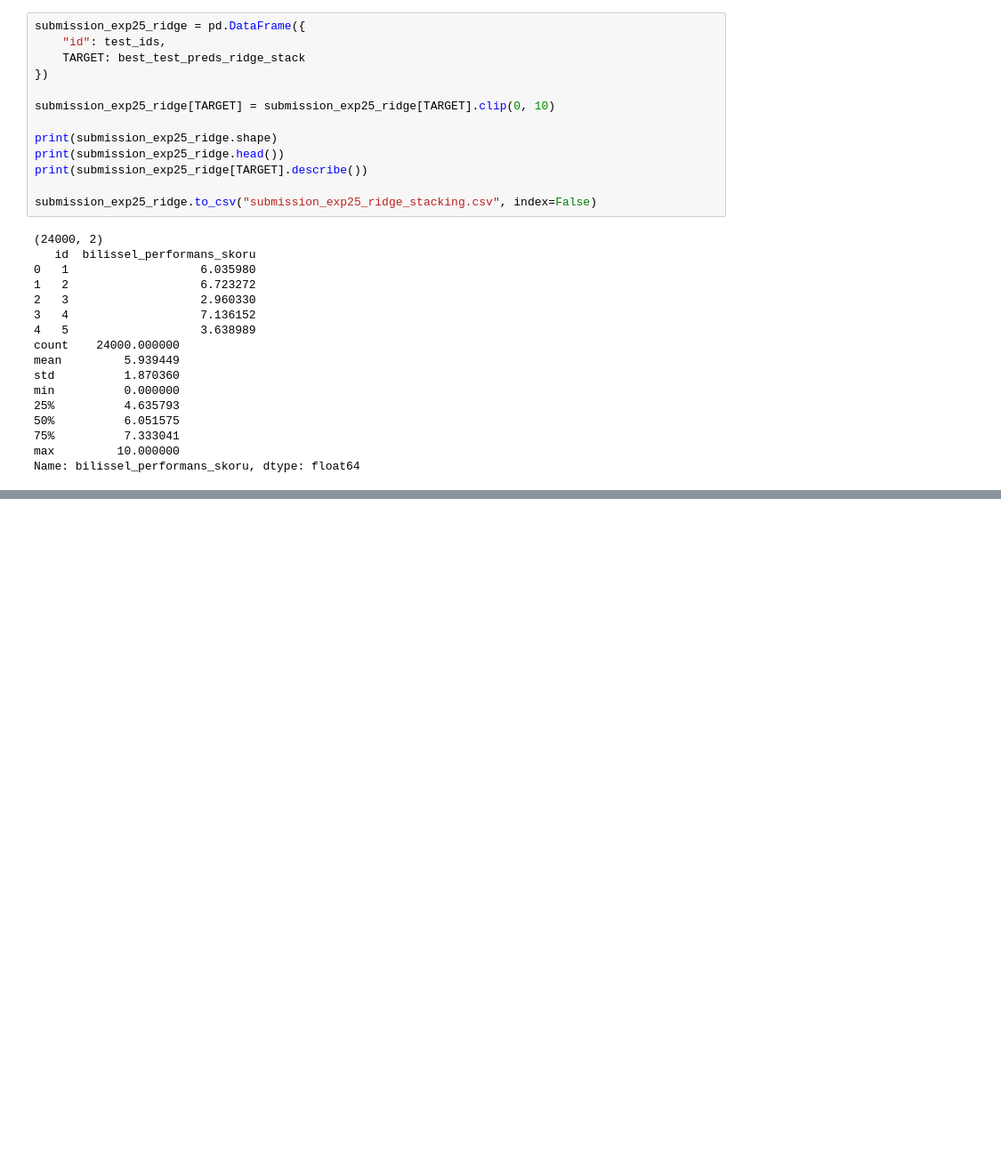
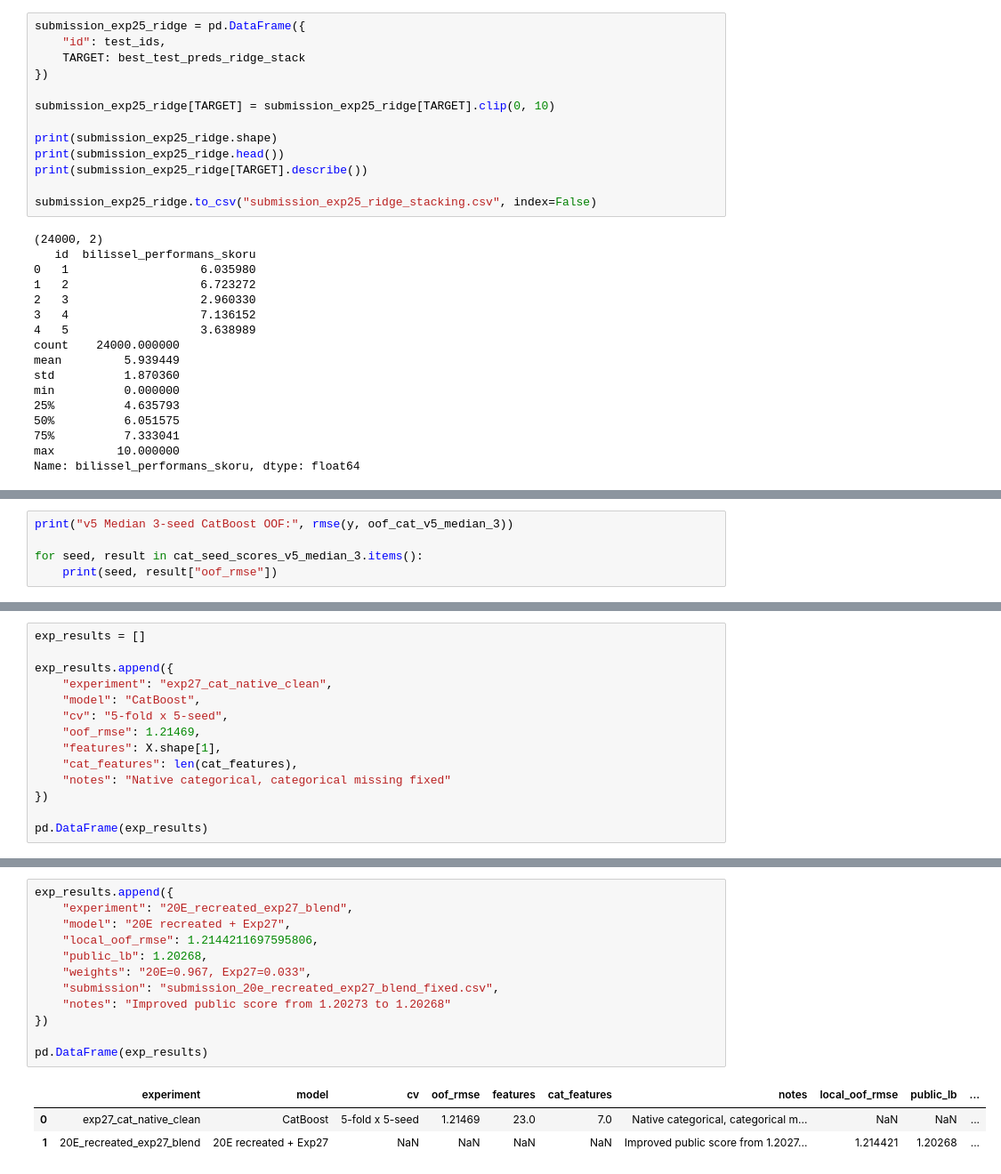
Before and after one commit to erenylldz/YZTA-2026---Datathon, a Jupyter notebook: 03_oof_ensemble.ipynb, the cells around one changed output, grey strips where cells are left out. Shown at 89% size. Saved outputs shown, nothing was run; the diff lists cells and outputs as text; blank space fills up the shorter version.

```diff
--- a/03_oof_ensemble.ipynb
+++ b/03_oof_ensemble.ipynb
@@ -3456,0 +3833,5 @@ Name: bilissel_performans_skoru, dtype: float64
+# %%
+print("v5 Median 3-seed CatBoost OOF:", rmse(y, oof_cat_v5_median_3))
+
+for seed, result in cat_seed_scores_v5_median_3.items():
+    print(seed, result["oof_rmse"])
@@ -3456,0 +4410,14 @@ Name: bilissel_performans_skoru, dtype: float64
+# %%
+exp_results = []
+
+exp_results.append({
+    "experiment": "exp27_cat_native_clean",
+    "model": "CatBoost",
+    "cv": "5-fold x 5-seed",
+    "oof_rmse": 1.21469,
+    "features": X.shape[1],
+    "cat_features": len(cat_features),
+    "notes": "Native categorical, categorical missing fixed"
+})
+
+pd.DataFrame(exp_results)
@@ -3456,0 +4914,16 @@ Name: bilissel_performans_skoru, dtype: float64
+# %%
+exp_results.append({
+    "experiment": "20E_recreated_exp27_blend",
+    "model": "20E recreated + Exp27",
+    "local_oof_rmse": 1.2144211697595806,
+    "public_lb": 1.20268,
+    "weights": "20E=0.967, Exp27=0.033",
+    "submission": "submission_20e_recreated_exp27_blend_fixed.csv",
+    "notes": "Improved public score from 1.20273 to 1.20268"
+})
+
+pd.DataFrame(exp_results)
+# %% [output]
+|  | experiment | model | cv | oof_rmse | features | cat_features | notes | local_oof_rmse | public_lb | ... |
+| 0 | exp27_cat_native_clean | CatBoost | 5-fold x 5-seed | 1.21469 | 23.0 | 7.0 | Native categorical, categorical m... | NaN | NaN | ... |
+| 1 | 20E_recreated_exp27_blend | 20E recreated + Exp27 | NaN | NaN | NaN | NaN | Improved public score from 1.2027... | 1.214421 | 1.20268 | ... |
```
Also changed, not shown: parts of 50 cells of this notebook, 17 other files.
